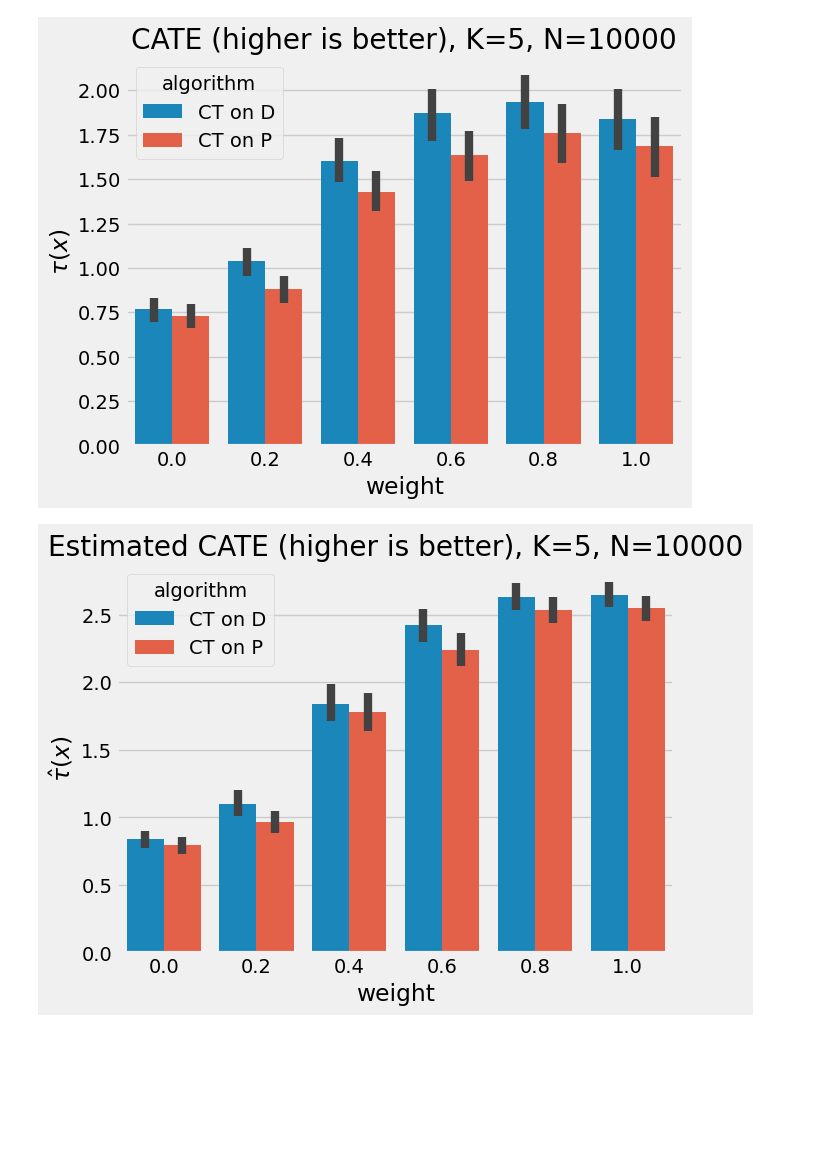
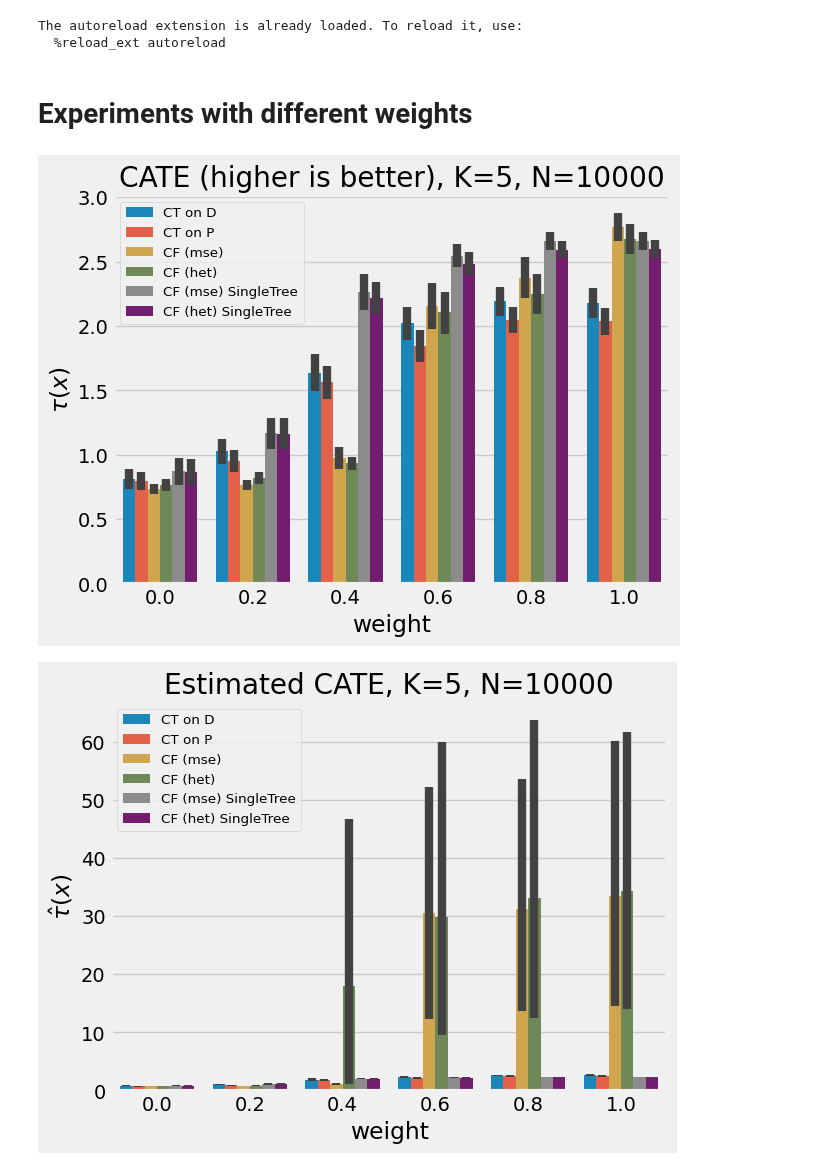
Before and after one commit to antonismand/Query-Driven-Data-Exploration-with-Heterogeneous-Treatment-Effects, a Jupyter notebook: experiments/CT_weight.ipynb, the cells around one changed output. Cells and saved outputs as stored; diff of their text form; code cells hidden in the pictures; blank space fills up the shorter version.

Commit message:
more CF experiments

```diff
--- a/experiments/CT_weight.ipynb
+++ b/experiments/CT_weight.ipynb
@@ -8,17 +8,22 @@ from trees.causal_tree import CT
 import pandas as pd
 import seaborn as sns
 import matplotlib.pyplot as plt
+from trees.causal_forest import CF
+
 
 N = 10000
-K = 5
-iterations = 50
+default_K = 5
+default_w = 0.6
+iterations = 30
 s = 0.3
 ws = [0.0, 0.2,  0.4,  0.6, 0.8,  1.0]
+Ks = [1, 3, 5, 7, 10]
 
-cols = ['condition', 'cate', 'distance', 'T0', 'T1', 'depth', 'norm_cate',
+cols = ['condition', 't', 't_est', 'distance', 'T0', 'T1', 'depth', 'norm_cate',
        'score','algorithm', 'weight']
 
-scores = pd.DataFrame(columns=cols)
+scores_over_K = pd.DataFrame(columns=cols)
+scores_over_w = pd.DataFrame(columns=cols)
 
 
 for exp in tqdm(range(iterations)):
@@ -32,26 +37,58 @@ for exp in tqdm(range(iterations)):
     ct_P = CT(data, on = "P")
     ct_P.parse_tree()
 
+    cf_mse = CF(data)
+    cf_mse.fit(criterion="mse", n_estimators=100)
+    cf_mse.parse_forest()
+
+    cf_het = CF(data)
+    cf_het.fit(criterion="het", n_estimators=100)
+    cf_het.parse_forest()
+
     for w in ws:
-        ct_D_score = ct_D.get_topK(k=K, w=w, print_summaries=False)
-        ct_D_score['weight'] = w
-        scores=pd.concat([scores, ct_D_score], ignore_index=True)
+        for alg in [ct_D, ct_P, cf_mse, cf_het]:
+            score = alg.get_topK(k=default_K, w=w, print_summaries=False)
+            score['weight'] = w
+            scores_over_w=pd.concat([scores_over_w, score], ignore_index=True)
 
-        ct_P_score = ct_P.get_topK(k=K, w=w, print_summaries=False)
-        ct_P_score['weight'] = w
-        scores=pd.concat([scores, ct_P_score], ignore_index=True)
+    for K in Ks:
+        for alg in [ct_D, ct_P, cf_mse, cf_het]:
+            score = alg.get_topK(k=K, w=default_w, print_summaries=False)
+            score['K'] = K
+            scores_over_K=pd.concat([scores_over_K, score], ignore_index=True)
+
+    cf_mse.single_tree_interpreter()
+    cf_het.single_tree_interpreter()
+    for w in ws:
+        for alg in [cf_mse, cf_het]:
+            score = alg.get_topK(k=default_K, w=w, print_summaries=False)
+            score['weight'] = w
+            scores_over_w=pd.concat([scores_over_w, score], ignore_index=True)
+
+    for K in Ks:
+        for alg in [cf_mse, cf_het]:
+            score = alg.get_topK(k=K, w=default_w, print_summaries=False)
+            score['K'] = K
+            scores_over_K=pd.concat([scores_over_K, score], ignore_index=True)
+# %% [output]
+The autoreload extension is already loaded. To reload it, use:
+  %reload_ext autoreload
+# %% [markdown]
+# Experiments with different weights
 # %%
-sns.barplot(x='weight', y='t', hue='algorithm', data=scores)
-plt.title(f"CATE (higher is better), K={str(K)}, N={str(N)}")
+sns.barplot(x='weight', y='t', hue='algorithm', data=scores_over_w)
+plt.title(f"CATE (higher is better), K={str(default_K)}, N={str(N)}")
 plt.ylabel(r"$\tau(x)$")
+plt.legend(fontsize='x-small')
 plt.show()
 # %% [output]
-[figure, old version]
+[figure, new version]
 # %%
-sns.barplot(x='weight', y='t_est', hue='algorithm', data=scores)
-plt.title(fr"Estimated CATE (higher is better), K={str(K)}, N={str(N)}")
+sns.barplot(x='weight', y='t_est', hue='algorithm', data=scores_over_w)
+plt.title(fr"Estimated CATE, K={str(default_K)}, N={str(N)}")
 plt.ylabel(r"$\hat{{\tau}}(x)$")
+plt.legend(fontsize='x-small')
 plt.show()
 # %% [output]
-[figure, old version]
+[figure, new version]
 # %%
```
Also changed, not shown: parts of 11 cells of this notebook, 4 other files.
